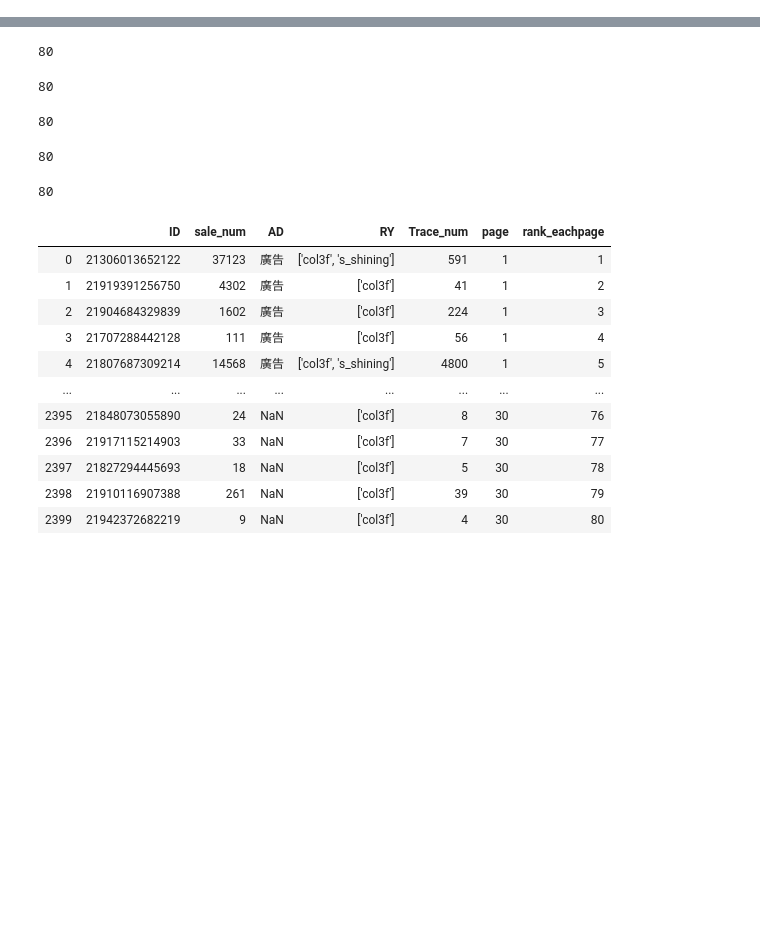
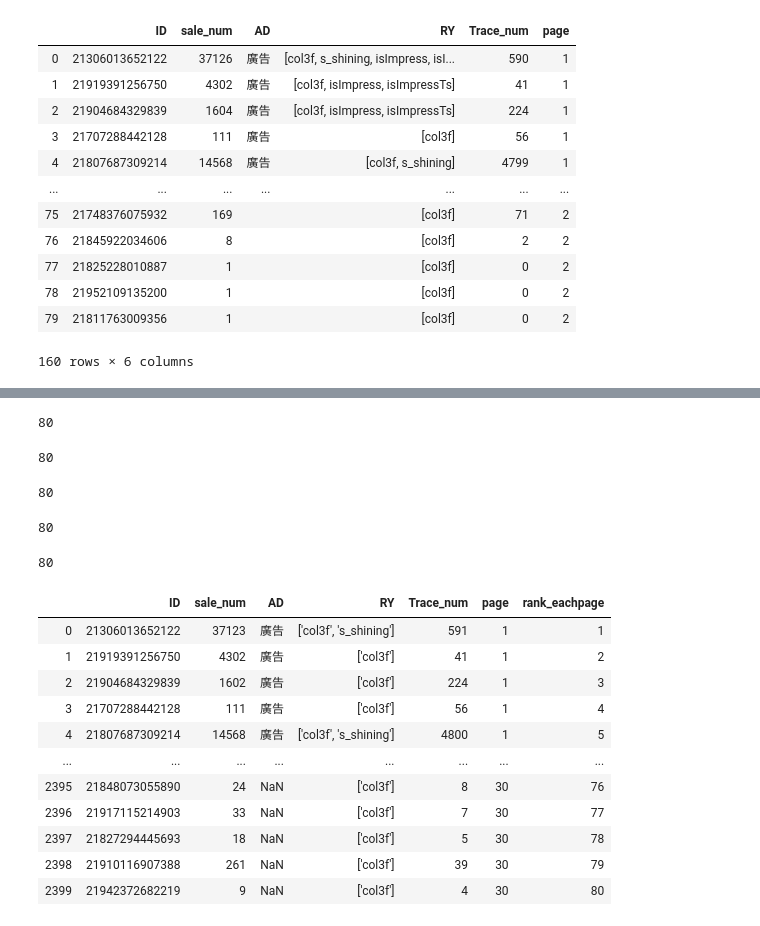
Before and after one commit to jeff20628m/crawler_course, a Jupyter notebook: code/廣告自動化.ipynb, the cells around one changed output, grey strips where cells are left out. Drawn from its saved outputs; the diff is of its cells as text; code cells hidden in the pictures; blank space fills up the shorter version.

```diff
--- a/code/廣告自動化.ipynb
+++ b/code/廣告自動化.ipynb
@@ -104,0 +127,16 @@ for pag in range(num_page-1) :
+# %%
+df_total
+# %% [output]
+|  | ID | sale_num | AD | RY | Trace_num | page |
+| 0 | 21306013652122 | 37126 | 廣告 | [col3f, s_shining, isImpress, isI... | 590 | 1 |
+| 1 | 21919391256750 | 4302 | 廣告 | [col3f, isImpress, isImpressTs] | 41 | 1 |
+| 2 | 21904684329839 | 1604 | 廣告 | [col3f, isImpress, isImpressTs] | 224 | 1 |
+| 3 | 21707288442128 | 111 | 廣告 | [col3f] | 56 | 1 |
+| 4 | 21807687309214 | 14568 | 廣告 | [col3f, s_shining] | 4799 | 1 |
+| ... | ... | ... | ... | ... | ... | ... |
+| 75 | 21748376075932 | 169 |  | [col3f] | 71 | 2 |
+| 76 | 21845922034606 | 8 |  | [col3f] | 2 | 2 |
+| 77 | 21825228010887 | 1 |  | [col3f] | 0 | 2 |
+| 78 | 21952109135200 | 1 |  | [col3f] | 0 | 2 |
+| 79 | 21811763009356 | 1 |  | [col3f] | 0 | 2 |
+160 rows × 6 columns
```
Also changed, not shown: parts of 7 cells of this notebook.
